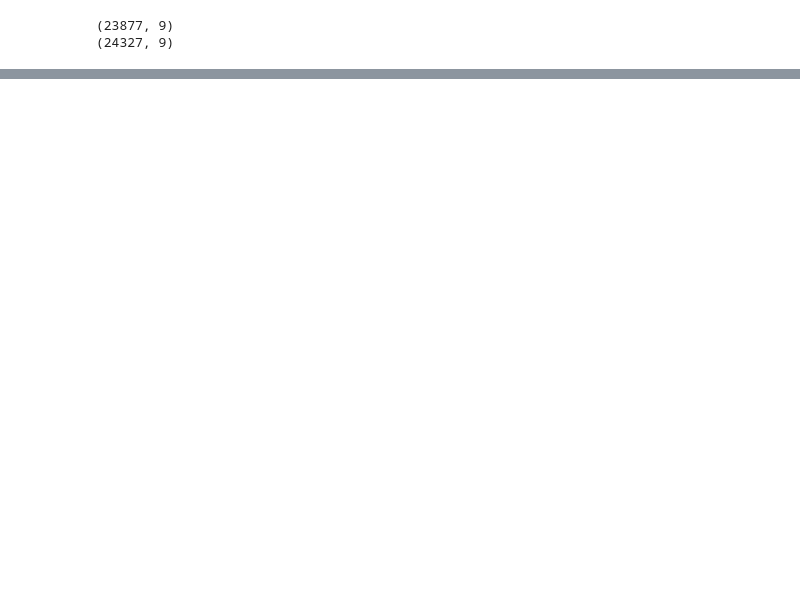
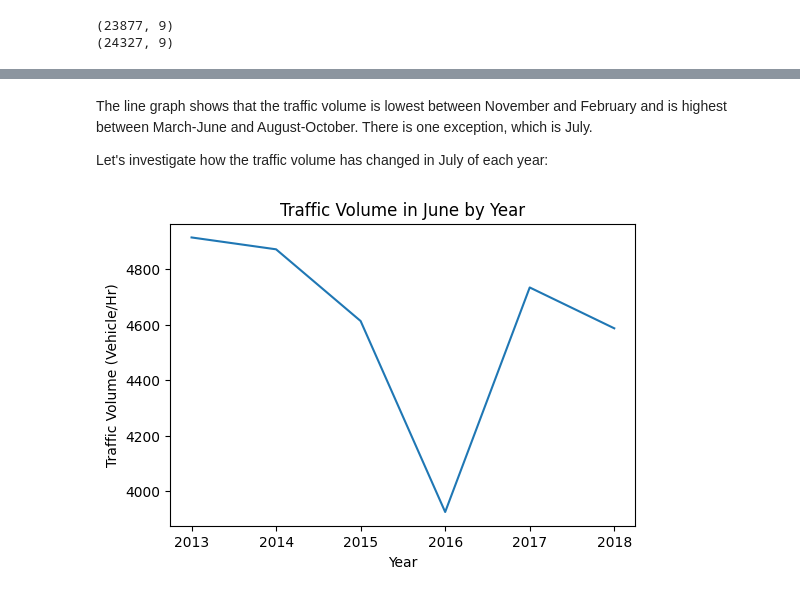
Before and after one commit to matt-heyda/Finding-Heavy-Traffic-Indicators-on-I-94, a Jupyter notebook: Finding Heavy Traffic Indicators on I-94.ipynb, the cells around one changed output, grey strips where cells are left out. Drawn from its saved outputs; the diff is of its cells as text; code cells hidden in the pictures; blank space fills up the shorter version.

```diff
--- a/Finding Heavy Traffic Indicators on I-94.ipynb
+++ b/Finding Heavy Traffic Indicators on I-94.ipynb
@@ -120,0 +202,14 @@ print(night_time.shape)
+# %% [markdown]
+The line graph shows that the traffic volume is lowest between November and February and is highest between March-June and August-October. There is one exception, which is July.
+
+Let's investigate how the traffic volume has changed in July of each year:
+# %%
+day_time["year"] = day_time["date_time"].dt.year
+only_july = day_time[day_time["month"] == 7]  # creating a df with July as the filter.
+only_july.groupby("year").mean()["traffic_volume"].plot.line() # grouping dataset by year; filtering for "traffic_volume"
+plt.title("Traffic Volume in June by Year")
+plt.ylabel("Traffic Volume (Vehicle/Hr)")
+plt.xlabel("Year")
+plt.show()
+# %% [output]
+[figure, added]
```
Also changed, not shown: parts of 16 cells of this notebook.
